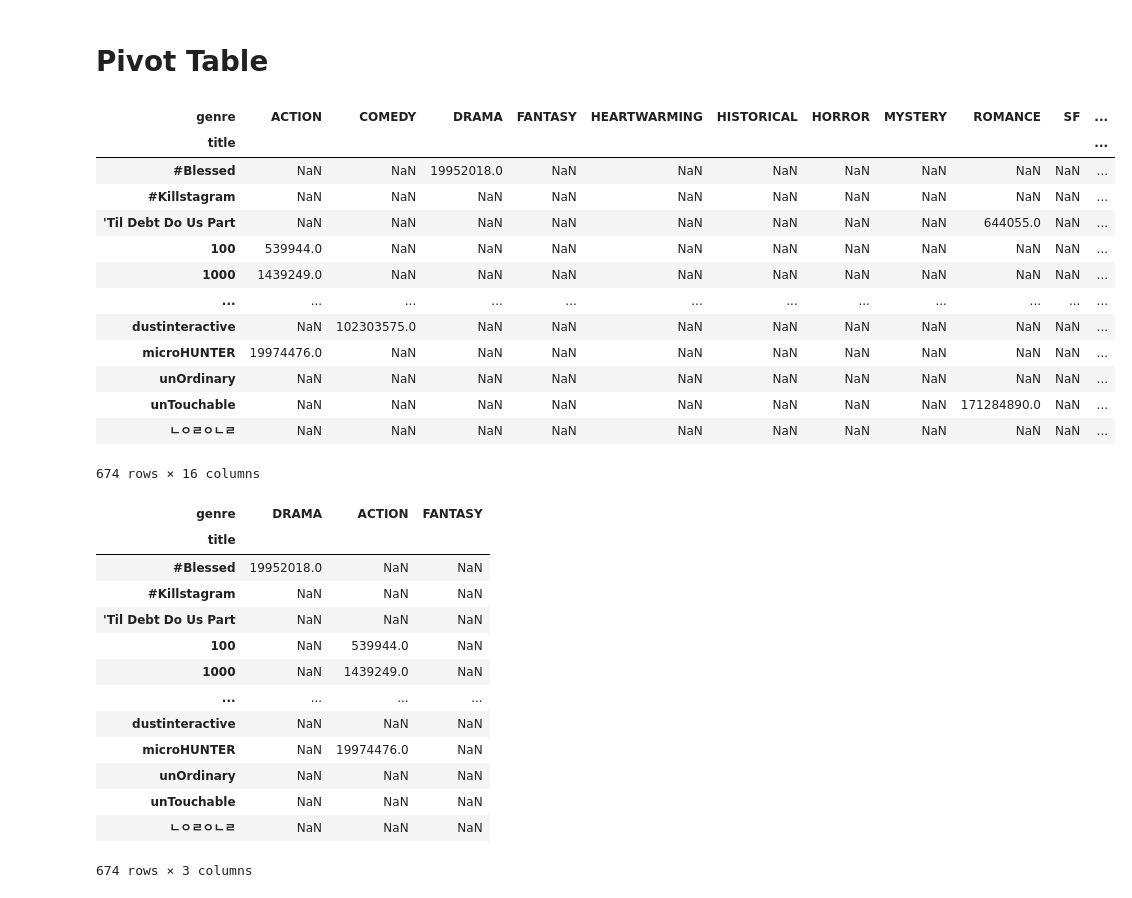
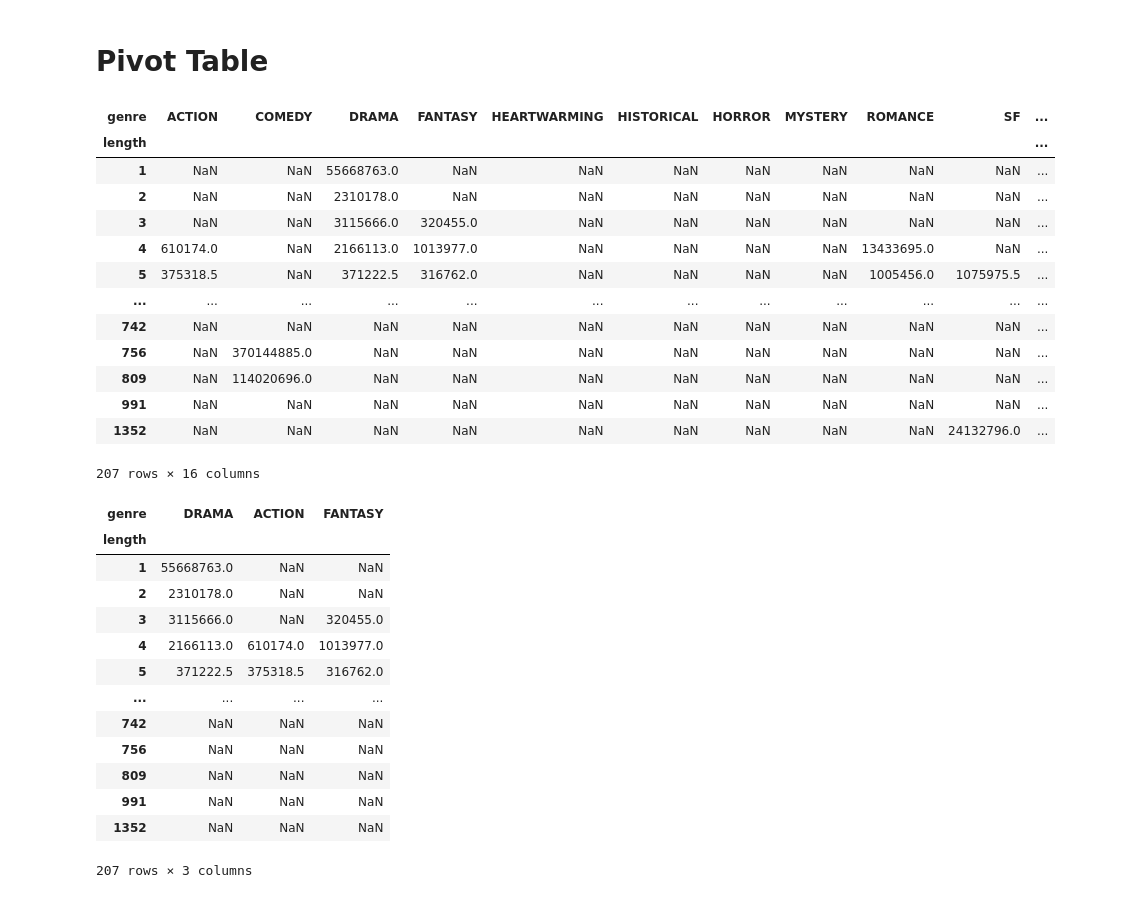
Before and after one commit to JohnLervandal/CS103A-CPA01, a Jupyter notebook: CPA01.ipynb, the cells around one changed output. Saved outputs shown, nothing was run; the diff lists cells and outputs as text; code cells hidden in the pictures.

```diff
--- a/CPA01.ipynb
+++ b/CPA01.ipynb
@@ -91,40 +111,40 @@ plt.grid()
 # %%
 column = 'views'
 
-Y = pd.pivot_table(df, values=column, index = ["title"], columns = ["genre"])
+Y = pd.pivot_table(df, values=column, index = ["length"], columns = ["genre"])
 Y
 # %% [output]
 | genre | ACTION | COMEDY | DRAMA | FANTASY | HEARTWARMING | HISTORICAL | HORROR | MYSTERY | ROMANCE | SF | ... |
-| title |  |  |  |  |  |  |  |  |  |  | ... |
-| #Blessed | NaN | NaN | 19952018.0 | NaN | NaN | NaN | NaN | NaN | NaN | NaN | ... |
-| #Killstagram | NaN | NaN | NaN | NaN | NaN | NaN | NaN | NaN | NaN | NaN | ... |
-| 'Til Debt Do Us Part | NaN | NaN | NaN | NaN | NaN | NaN | NaN | NaN | 644055.0 | NaN | ... |
-| 100 | 539944.0 | NaN | NaN | NaN | NaN | NaN | NaN | NaN | NaN | NaN | ... |
-| 1000 | 1439249.0 | NaN | NaN | NaN | NaN | NaN | NaN | NaN | NaN | NaN | ... |
+| length |  |  |  |  |  |  |  |  |  |  | ... |
+| 1 | NaN | NaN | 55668763.0 | NaN | NaN | NaN | NaN | NaN | NaN | NaN | ... |
+| 2 | NaN | NaN | 2310178.0 | NaN | NaN | NaN | NaN | NaN | NaN | NaN | ... |
+| 3 | NaN | NaN | 3115666.0 | 320455.0 | NaN | NaN | NaN | NaN | NaN | NaN | ... |
+| 4 | 610174.0 | NaN | 2166113.0 | 1013977.0 | NaN | NaN | NaN | NaN | 13433695.0 | NaN | ... |
+| 5 | 375318.5 | NaN | 371222.5 | 316762.0 | NaN | NaN | NaN | NaN | 1005456.0 | 1075975.5 | ... |
 | ... | ... | ... | ... | ... | ... | ... | ... | ... | ... | ... | ... |
-| dustinteractive | NaN | 102303575.0 | NaN | NaN | NaN | NaN | NaN | NaN | NaN | NaN | ... |
-| microHUNTER | 19974476.0 | NaN | NaN | NaN | NaN | NaN | NaN | NaN | NaN | NaN | ... |
-| unOrdinary | NaN | NaN | NaN | NaN | NaN | NaN | NaN | NaN | NaN | NaN | ... |
-| unTouchable | NaN | NaN | NaN | NaN | NaN | NaN | NaN | NaN | 171284890.0 | NaN | ... |
-| ㄴㅇㄹㅇㄴㄹ | NaN | NaN | NaN | NaN | NaN | NaN | NaN | NaN | NaN | NaN | ... |
+| 742 | NaN | NaN | NaN | NaN | NaN | NaN | NaN | NaN | NaN | NaN | ... |
+| 756 | NaN | 370144885.0 | NaN | NaN | NaN | NaN | NaN | NaN | NaN | NaN | ... |
+| 809 | NaN | 114020696.0 | NaN | NaN | NaN | NaN | NaN | NaN | NaN | NaN | ... |
+| 991 | NaN | NaN | NaN | NaN | NaN | NaN | NaN | NaN | NaN | NaN | ... |
+| 1352 | NaN | NaN | NaN | NaN | NaN | NaN | NaN | NaN | NaN | 24132796.0 | ... |
-674 rows × 16 columns
+207 rows × 16 columns
 # %%
 Y[["DRAMA", "ACTION", "FANTASY"]]
 # %% [output]
 | genre | DRAMA | ACTION | FANTASY |
-| title |  |  |  |
-| #Blessed | 19952018.0 | NaN | NaN |
-| #Killstagram | NaN | NaN | NaN |
-| 'Til Debt Do Us Part | NaN | NaN | NaN |
-| 100 | NaN | 539944.0 | NaN |
-| 1000 | NaN | 1439249.0 | NaN |
+| length |  |  |  |
+| 1 | 55668763.0 | NaN | NaN |
+| 2 | 2310178.0 | NaN | NaN |
+| 3 | 3115666.0 | NaN | 320455.0 |
+| 4 | 2166113.0 | 610174.0 | 1013977.0 |
+| 5 | 371222.5 | 375318.5 | 316762.0 |
 | ... | ... | ... | ... |
-| dustinteractive | NaN | NaN | NaN |
-| microHUNTER | NaN | 19974476.0 | NaN |
-| unOrdinary | NaN | NaN | NaN |
-| unTouchable | NaN | NaN | NaN |
-| ㄴㅇㄹㅇㄴㄹ | NaN | NaN | NaN |
+| 742 | NaN | NaN | NaN |
+| 756 | NaN | NaN | NaN |
+| 809 | NaN | NaN | NaN |
+| 991 | NaN | NaN | NaN |
+| 1352 | NaN | NaN | NaN |
-674 rows × 3 columns
+207 rows × 3 columns
 # %%
 Y[["DRAMA", "ACTION", "FANTASY"]].plot(figsize=(15,10))
 plt.grid()
```
Also changed, not shown: parts of 9 cells of this notebook.
